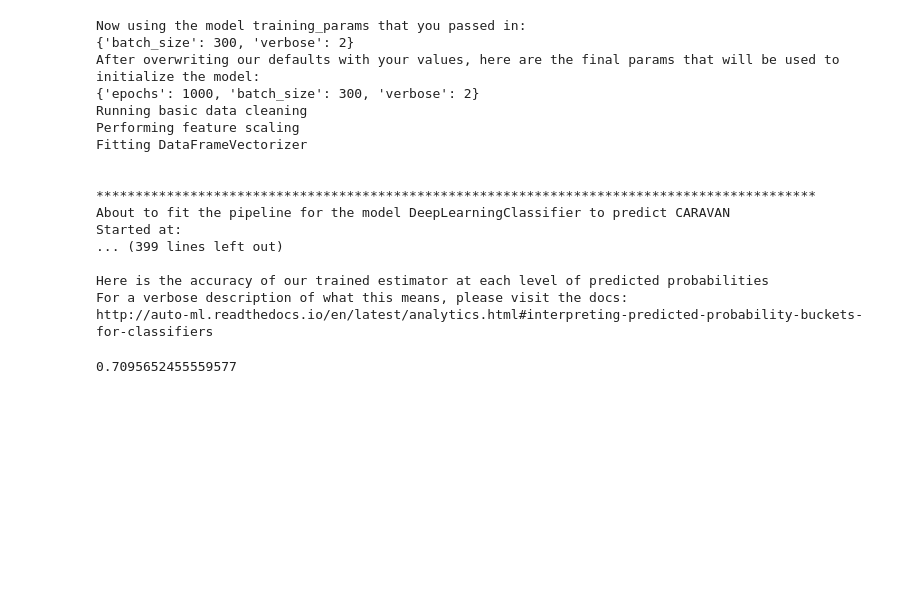
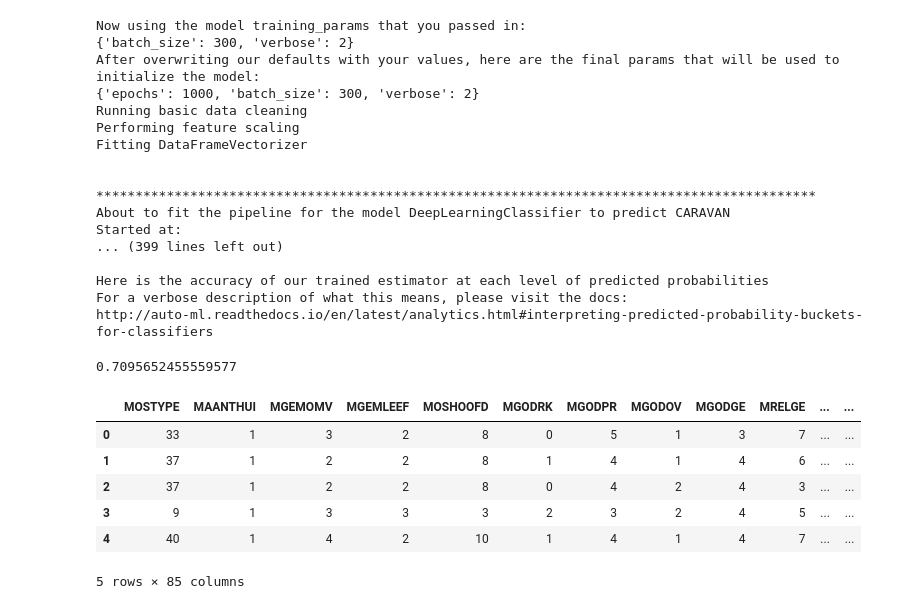
Before and after one commit to kajzer/hyperparameter_tuning, a Jupyter notebook: auto_hyperparemeter_classifier.ipynb, the cells around one changed output. Drawn from its saved outputs; the diff is of its cells as text; code cells hidden in the pictures; blank space fills up the shorter version.

```diff
--- a/auto_hyperparemeter_classifier.ipynb
+++ b/auto_hyperparemeter_classifier.ipynb
@@ -1376,3 +1377,19 @@ http://auto-ml.readthedocs.io/en/latest/analytics.html#interpreting-predicted-pr
 roc_auc_score(df_test.CARAVAN, ml_predictor.predict_proba(df_test)[:, 1])
 # %% [output]
 0.7095652455559577
+# %%
+data = pd.read_csv('data/caravan-insurance-challenge.csv')
+#train = data[data['ORIGIN'] == 'train']
+#test = data[data['ORIGIN'] == 'test']
+
+
+#train_labels = np.array(train['CARAVAN'].astype(np.int32)).reshape((-1,))
+#y_test = np.array(test['CARAVAN'].astype(np.int32)).reshape((-1,))
+
+
+#train = train.drop(columns = ['ORIGIN', 'CARAVAN'])
+#test = test.drop(columns = ['ORIGIN', 'CARAVAN'])
+
+#X_train = np.array(train)
+#X_test = np.array(test)
+#y_train = train_labels[:]
@@ -1378,0 +1398,2 @@ roc_auc_score(df_test.CARAVAN, ml_predictor.predict_proba(df_test)[:, 1])
+# %%
+data.drop(['ORIGIN'], axis=1, inplace=True)
@@ -1378,0 +1402,2 @@ roc_auc_score(df_test.CARAVAN, ml_predictor.predict_proba(df_test)[:, 1])
+# %%
+data.drop(['CARAVAN'], axis=1, inplace=True)
@@ -1378,0 +1406,10 @@ roc_auc_score(df_test.CARAVAN, ml_predictor.predict_proba(df_test)[:, 1])
+# %%
+data.head()
+# %% [output]
+|  | MOSTYPE | MAANTHUI | MGEMOMV | MGEMLEEF | MOSHOOFD | MGODRK | MGODPR | MGODOV | MGODGE | MRELGE | ... | ... |
+| 0 | 33 | 1 | 3 | 2 | 8 | 0 | 5 | 1 | 3 | 7 | ... | ... |
+| 1 | 37 | 1 | 2 | 2 | 8 | 1 | 4 | 1 | 4 | 6 | ... | ... |
+| 2 | 37 | 1 | 2 | 2 | 8 | 0 | 4 | 2 | 4 | 3 | ... | ... |
+| 3 | 9 | 1 | 3 | 3 | 3 | 2 | 3 | 2 | 4 | 5 | ... | ... |
+| 4 | 40 | 1 | 4 | 2 | 10 | 1 | 4 | 1 | 4 | 7 | ... | ... |
+5 rows × 85 columns
```
Also changed, not shown: parts of 16 cells of this notebook, 1 other file.
